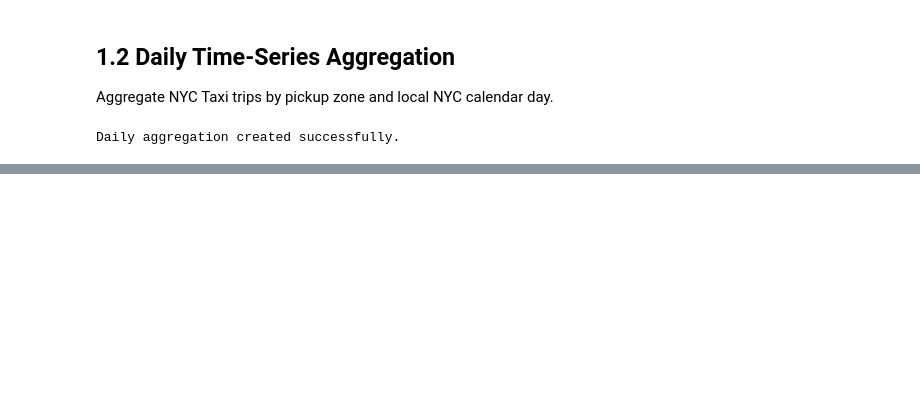
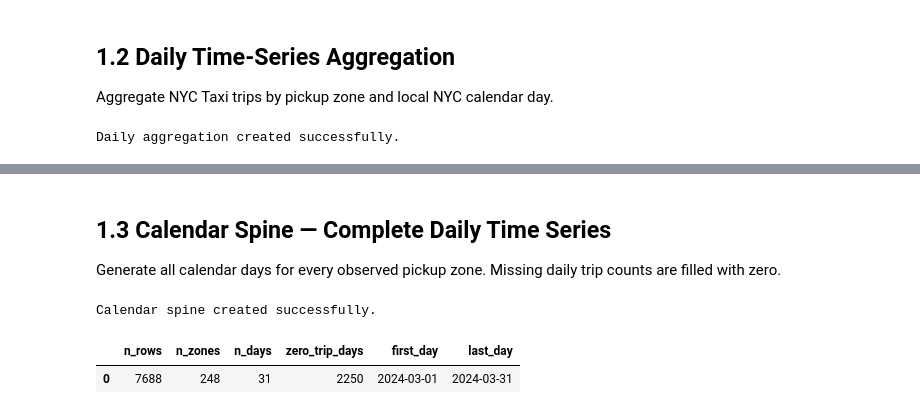
Before and after one commit to BorysZhyhalo/goit-rdb-hw-07, a Jupyter notebook: hw_07_rdb.ipynb, the cells around one changed output, grey strips where cells are left out. Saved outputs shown, nothing was run; the diff lists cells and outputs as text; code cells hidden in the pictures; blank space fills up the shorter version.

```diff
--- a/hw_07_rdb.ipynb
+++ b/hw_07_rdb.ipynb
@@ -168,0 +182,55 @@ display(pd.read_sql("""
+# %% [markdown]
+## 1.3 Calendar Spine — Complete Daily Time Series
+
+Generate all calendar days for every observed pickup zone.
+Missing daily trip counts are filled with zero.
+# %%
+with engine.begin() as conn:
+    conn.execute(text("""
+        DROP TABLE IF EXISTS t7_hw_taxi_daily_spine;
+
+        CREATE TABLE t7_hw_taxi_daily_spine AS
+        WITH zones AS (
+            SELECT DISTINCT pickup_zone_id
+            FROM t7_hw_taxi_daily
+        ),
+        calendar AS (
+            SELECT generate_series(
+                DATE '2024-03-01',
+                DATE '2024-03-31',
+                INTERVAL '1 day'
+            )::DATE AS ts_day
+        )
+        SELECT
+            z.pickup_zone_id,
+            c.ts_day,
+            COALESCE(d.trip_count, 0)::INTEGER AS trip_count,
+            d.avg_fare,
+            COALESCE(d.total_distance, 0)::NUMERIC(12, 2) AS total_distance
+        FROM zones z
+        CROSS JOIN calendar c
+        LEFT JOIN t7_hw_taxi_daily d
+            ON d.pickup_zone_id = z.pickup_zone_id
+           AND d.ts_day = c.ts_day;
+
+        ALTER TABLE t7_hw_taxi_daily_spine
+            ADD PRIMARY KEY (pickup_zone_id, ts_day);
+    """))
+
+print("Calendar spine created successfully.")
+# %% [output]
+Calendar spine created successfully.
+# %%
+display(pd.read_sql("""
+    SELECT
+        COUNT(*) AS n_rows,
+        COUNT(DISTINCT pickup_zone_id) AS n_zones,
+        COUNT(DISTINCT ts_day) AS n_days,
+        COUNT(*) FILTER (WHERE trip_count = 0) AS zero_trip_days,
+        MIN(ts_day) AS first_day,
+        MAX(ts_day) AS last_day
+    FROM t7_hw_taxi_daily_spine;
+""", engine))
+# %% [output]
+|  | n_rows | n_zones | n_days | zero_trip_days | first_day | last_day |
+| 0 | 7688 | 248 | 31 | 2250 | 2024-03-01 | 2024-03-31 |
```
Also changed, not shown: parts of 7 cells of this notebook.
